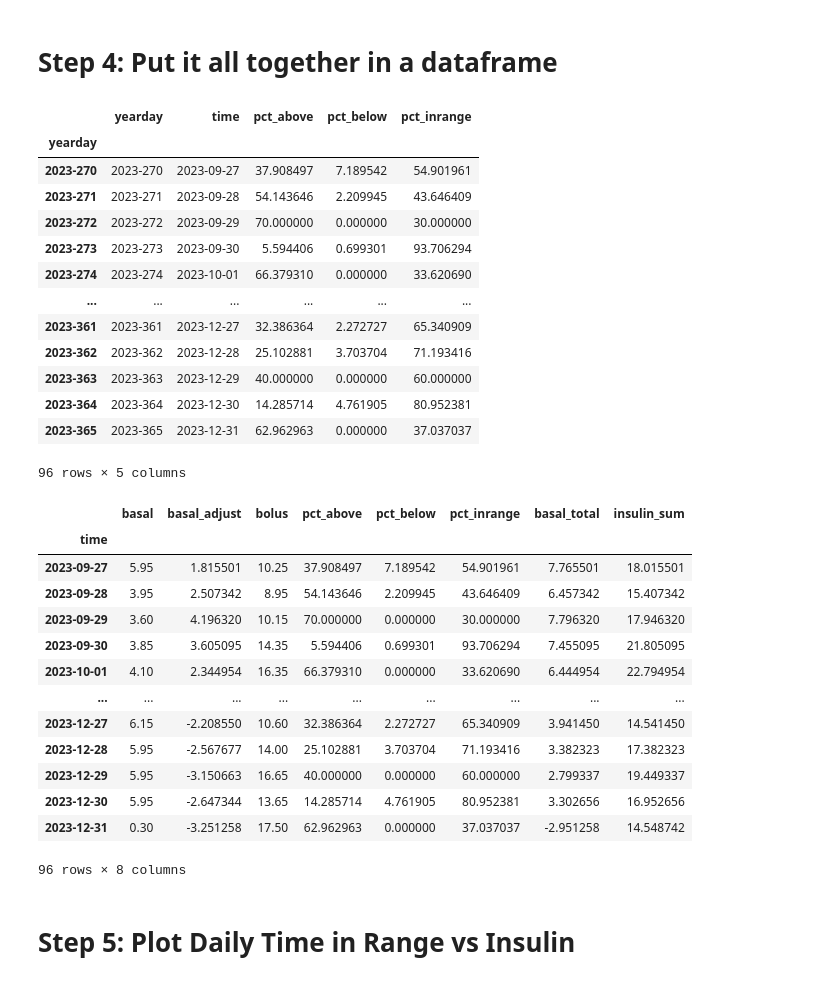
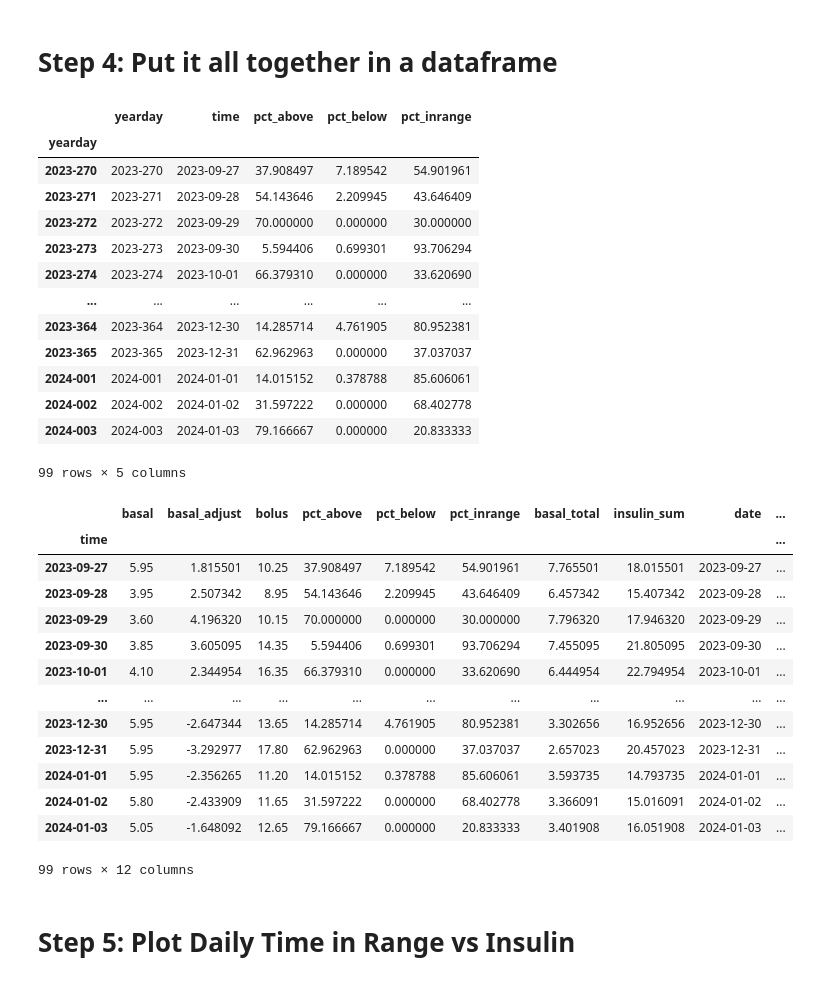
Before and after one commit to michellejw/mdb_explore, a Jupyter notebook: notebooks/df_explore_part08.ipynb, the cells around one changed output. Cells and saved outputs as stored; diff of their text form; code cells hidden in the pictures.

```diff
--- a/notebooks/df_explore_part08.ipynb
+++ b/notebooks/df_explore_part08.ipynb
@@ -103,7 +106,8 @@ df_cgm_daily.tail()
 # Step 1: User selects date/time range
 # %%
 date_start = pd.Timestamp(year=2023, month=9, day=27).tz_localize('US/Eastern')
-date_end = pd.Timestamp(year=2023, month=12, day=31).tz_localize('US/Eastern')
+# date_end = pd.Timestamp(year=2023, month=12, day=31).tz_localize('US/Eastern')
+date_end = pd.Timestamp.today().tz_localize('US/Eastern')
 dates = pd.date_range(start=date_start, end=date_end, freq="H")
 
 #dates = pd.date_range(start=date_start, end=date_end, freq="H").tz_localize('US/Eastern', ambiguous='NaT')
@@ -163,42 +167,47 @@ df_cgm_daily
 | 2023-273 | 2023-273 | 2023-09-30 | 5.594406 | 0.699301 | 93.706294 |
 | 2023-274 | 2023-274 | 2023-10-01 | 66.379310 | 0.000000 | 33.620690 |
 | ... | ... | ... | ... | ... | ... |
-| 2023-361 | 2023-361 | 2023-12-27 | 32.386364 | 2.272727 | 65.340909 |
-| 2023-362 | 2023-362 | 2023-12-28 | 25.102881 | 3.703704 | 71.193416 |
-| 2023-363 | 2023-363 | 2023-12-29 | 40.000000 | 0.000000 | 60.000000 |
 | 2023-364 | 2023-364 | 2023-12-30 | 14.285714 | 4.761905 | 80.952381 |
 | 2023-365 | 2023-365 | 2023-12-31 | 62.962963 | 0.000000 | 37.037037 |
+| 2024-001 | 2024-001 | 2024-01-01 | 14.015152 | 0.378788 | 85.606061 |
+| 2024-002 | 2024-002 | 2024-01-02 | 31.597222 | 0.000000 | 68.402778 |
+| 2024-003 | 2024-003 | 2024-01-03 | 79.166667 | 0.000000 | 20.833333 |
-96 rows × 5 columns
+99 rows × 5 columns
 # %%
 df_all = pd.DataFrame(
     data = {
         'basal': daily_basal,
         'basal_adjust': basal_adjustment,
         'bolus': insulin_total,
         'pct_above':df_cgm_daily['pct_above'].to_list(),
         'pct_below':df_cgm_daily['pct_below'].to_list(),
         'pct_inrange': df_cgm_daily['pct_inrange'].to_list()
     }
 )
 
 df_all['basal_total'] = df_all['basal'] + df_all['basal_adjust']
 df_all['insulin_sum'] =  df_all['basal'] + df_all['basal_adjust'] + df_all['bolus']
+df_all['date'] = df_all.index
+
+df_all['datetime'] = pd.to_datetime(df_all['date'])
+df_all['week'] = df_all['datetime'].dt.isocalendar().week
+df_all['year'] = df_all['datetime'].dt.isocalendar().year
 
 df_all
 # %% [output]
-|  | basal | basal_adjust | bolus | pct_above | pct_below | pct_inrange | basal_total | insulin_sum |
-| time |  |  |  |  |  |  |  |  |
-| 2023-09-27 | 5.95 | 1.815501 | 10.25 | 37.908497 | 7.189542 | 54.901961 | 7.765501 | 18.015501 |
-| 2023-09-28 | 3.95 | 2.507342 | 8.95 | 54.143646 | 2.209945 | 43.646409 | 6.457342 | 15.407342 |
-| 2023-09-29 | 3.60 | 4.196320 | 10.15 | 70.000000 | 0.000000 | 30.000000 | 7.796320 | 17.946320 |
-| 2023-09-30 | 3.85 | 3.605095 | 14.35 | 5.594406 | 0.699301 | 93.706294 | 7.455095 | 21.805095 |
-| 2023-10-01 | 4.10 | 2.344954 | 16.35 | 66.379310 | 0.000000 | 33.620690 | 6.444954 | 22.794954 |
-| ... | ... | ... | ... | ... | ... | ... | ... | ... |
-| 2023-12-27 | 6.15 | -2.208550 | 10.60 | 32.386364 | 2.272727 | 65.340909 | 3.941450 | 14.541450 |
-| 2023-12-28 | 5.95 | -2.567677 | 14.00 | 25.102881 | 3.703704 | 71.193416 | 3.382323 | 17.382323 |
-| 2023-12-29 | 5.95 | -3.150663 | 16.65 | 40.000000 | 0.000000 | 60.000000 | 2.799337 | 19.449337 |
-| 2023-12-30 | 5.95 | -2.647344 | 13.65 | 14.285714 | 4.761905 | 80.952381 | 3.302656 | 16.952656 |
-| 2023-12-31 | 0.30 | -3.251258 | 17.50 | 62.962963 | 0.000000 | 37.037037 | -2.951258 | 14.548742 |
+|  | basal | basal_adjust | bolus | pct_above | pct_below | pct_inrange | basal_total | insulin_sum | date | ... |
+| time |  |  |  |  |  |  |  |  |  | ... |
+| 2023-09-27 | 5.95 | 1.815501 | 10.25 | 37.908497 | 7.189542 | 54.901961 | 7.765501 | 18.015501 | 2023-09-27 | ... |
+| 2023-09-28 | 3.95 | 2.507342 | 8.95 | 54.143646 | 2.209945 | 43.646409 | 6.457342 | 15.407342 | 2023-09-28 | ... |
+| 2023-09-29 | 3.60 | 4.196320 | 10.15 | 70.000000 | 0.000000 | 30.000000 | 7.796320 | 17.946320 | 2023-09-29 | ... |
+| 2023-09-30 | 3.85 | 3.605095 | 14.35 | 5.594406 | 0.699301 | 93.706294 | 7.455095 | 21.805095 | 2023-09-30 | ... |
+| 2023-10-01 | 4.10 | 2.344954 | 16.35 | 66.379310 | 0.000000 | 33.620690 | 6.444954 | 22.794954 | 2023-10-01 | ... |
+| ... | ... | ... | ... | ... | ... | ... | ... | ... | ... | ... |
+| 2023-12-30 | 5.95 | -2.647344 | 13.65 | 14.285714 | 4.761905 | 80.952381 | 3.302656 | 16.952656 | 2023-12-30 | ... |
+| 2023-12-31 | 5.95 | -3.292977 | 17.80 | 62.962963 | 0.000000 | 37.037037 | 2.657023 | 20.457023 | 2023-12-31 | ... |
+| 2024-01-01 | 5.95 | -2.356265 | 11.20 | 14.015152 | 0.378788 | 85.606061 | 3.593735 | 14.793735 | 2024-01-01 | ... |
+| 2024-01-02 | 5.80 | -2.433909 | 11.65 | 31.597222 | 0.000000 | 68.402778 | 3.366091 | 15.016091 | 2024-01-02 | ... |
+| 2024-01-03 | 5.05 | -1.648092 | 12.65 | 79.166667 | 0.000000 | 20.833333 | 3.401908 | 16.051908 | 2024-01-03 | ... |
-96 rows × 8 columns
+99 rows × 12 columns
 # %% [markdown]
 # Step 5: Plot Daily Time in Range vs Insulin
```
Also changed, not shown: parts of 7 cells of this notebook.
